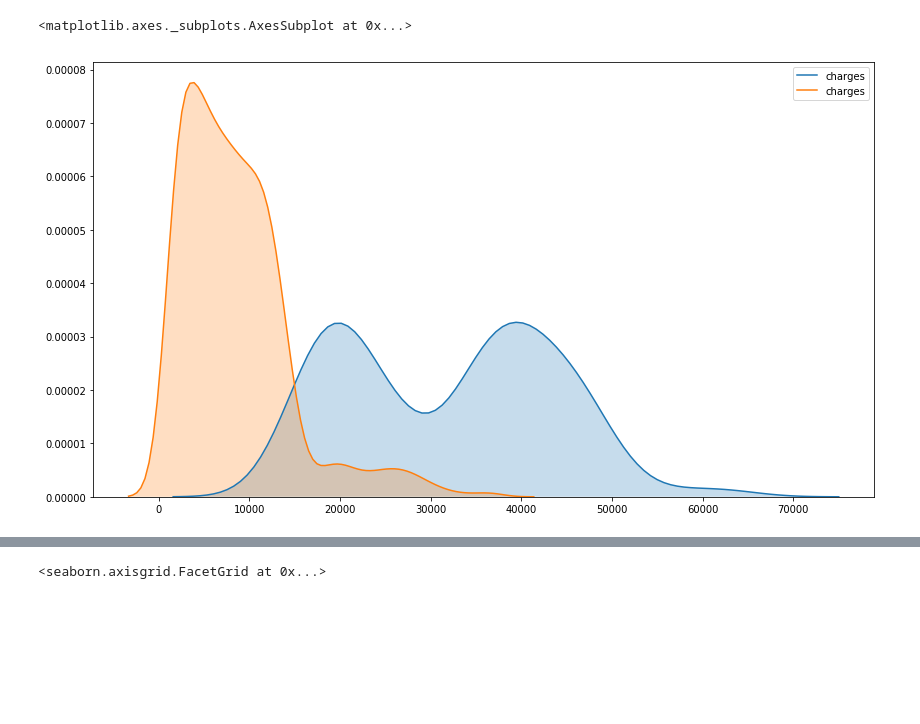
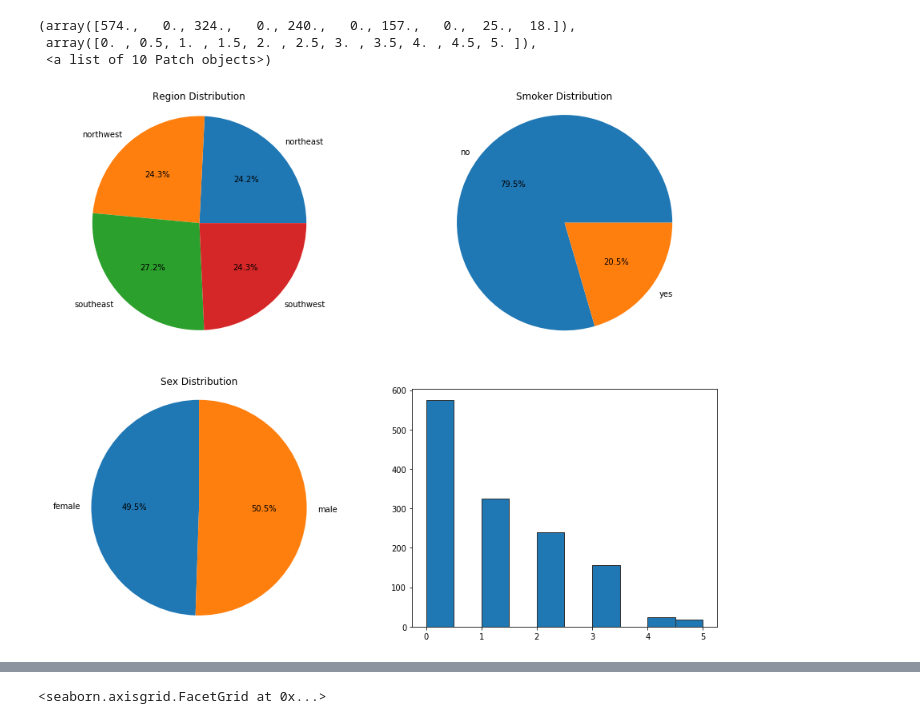
Before and after one commit to nezartarbin/Predicting_Health_Insurance_Costs, a Jupyter notebook: insurance.ipynb, the cells around one changed output, grey strips where cells are left out. Drawn from its saved outputs; the diff is of its cells as text; code cells hidden in the pictures; blank space fills up the shorter version.

Commit message:
Add more comments, add More Graphs :)

```diff
--- a/insurance.ipynb
+++ b/insurance.ipynb
@@ -19,4 +41,3 @@ display(data.head())
 # %%
-data.replace({})
-data = data.replace(['yes','no'], [1,0])
-data
+#data.replace({})
+#data = data.replace(['yes','no'], [1,0])
@@ -42,13 +43,0 @@ data
-# %%
-fig1, (ax11,ax12) = plt.subplots(1,2)
-fig1.set_size_inches(15,6)
-sizes = data.groupby("region").size().values
-labels = data.groupby('region').size().keys()
-
-ax11.pie(sizes, labels=labels, autopct='%1.1f%%', startangle=90)
-ax11.set_title("Region Distribution")
-ax12.hist('age', bins=10,data=data,edgecolor='0.2')
-ax12.set_ylabel("Frequency")
-ax12.set_xlabel("Age")
-ax12.set_title("Age Distribution")
-regionchart= ax11.axis('equal')
@@ -73,10 +44,30 @@ Text(0,0.5,'Frequency')
-# %%
-smoker_data = data.loc[data['smoker'] == 'yes']
-nonsmoker_data = data.loc[data['smoker'] == 'no']
-fig3, ax3 = plt.subplots()
-fig3.set_size_inches(14,8)
-sns.kdeplot(smoker_data["charges"], ax=ax3, shade=True)
-sns.kdeplot(nonsmoker_data["charges"], ax=ax3, shade=True)
-# %% [output]
-<matplotlib.axes._subplots.AxesSubplot at 0x...>
-[figure, removed]
+# %%
+fig1, ((ax11,ax12),(ax13,ax14)) = plt.subplots(2,2)
+fig1.set_size_inches(15,12)
+regionsizes = data.groupby("region").size().values
+regionlabels = data.groupby('region').size().keys()
+
+sexsizes = data.groupby("sex").size().values
+sexlabels = data.groupby('sex').size().keys()
+
+smokesizes = data.groupby("smoker").size().values
+smokelabels = data.groupby('smoker').size().keys()
+
+ax11.pie(regionsizes, labels=regionlabels, autopct='%1.1f%%')
+ax11.set_title("Region Distribution")
+ax11.axis('equal')
+
+ax13.pie(sexsizes, labels=sexlabels, autopct='%1.1f%%', startangle=90)
+ax13.set_title("Sex Distribution")
+ax13.axis('equal')
+
+ax12.pie(smokesizes, labels=smokelabels, autopct="%1.1f%%")
+ax12.set_title("Smoker Distribution")
+ax12.axis('equal')
+
+ax14.hist('children', data=data,edgecolor =' 0.2')
+# %% [output]
+(array([574.,   0., 324.,   0., 240.,   0., 157.,   0.,  25.,  18.]),
+ array([0. , 0.5, 1. , 1.5, 2. , 2.5, 3. , 3.5, 4. , 4.5, 5. ]),
+ <a list of 10 Patch objects>)
+[figure, added]
```
Also changed, not shown: parts of 13 cells of this notebook.
